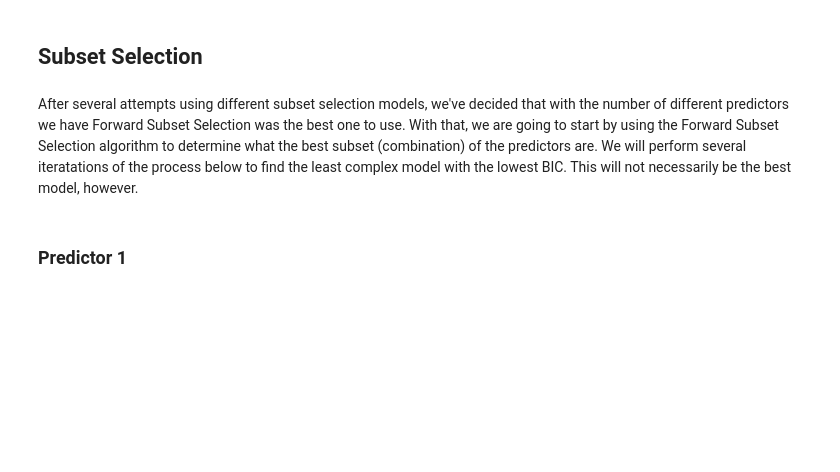
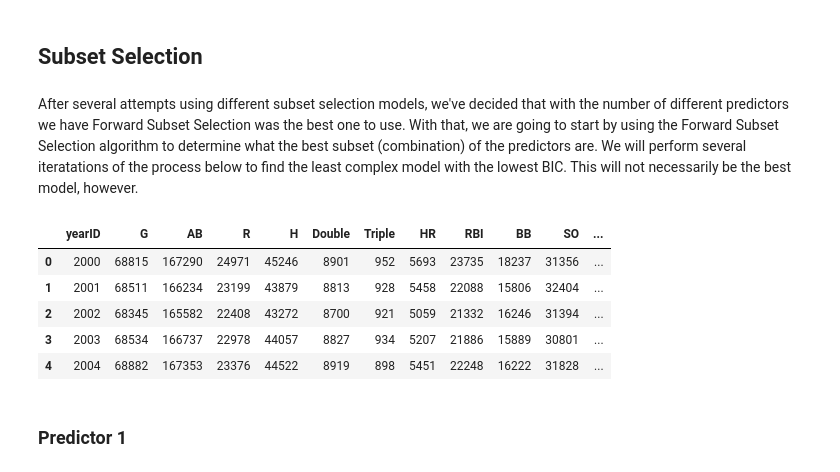
Before and after one commit to dswetlik/BaseballHRPrediction, a Jupyter notebook: BaseballReport.ipynb, the cells around one changed output. Cells and saved outputs as stored; diff of their text form; code cells hidden in the pictures; blank space fills up the shorter version.

```diff
--- a/BaseballReport.ipynb
+++ b/BaseballReport.ipynb
@@ -247,6 +251,15 @@ vif
 ## Subset Selection
 # %% [markdown]
 After several attempts using different subset selection models, we've decided that with the number of different predictors we have Forward Subset Selection was the best one to use. With that, we are going to start by using the Forward Subset Selection algorithm to determine what the best subset (combination) of the predictors are. We will perform several iteratations of the process below to find the least complex model with the lowest BIC. This will not necessarily be the best model, however.
+# %%
+newBaseball.head()
+# %% [output]
+|  | yearID | G | AB | R | H | Double | Triple | HR | RBI | BB | SO | ... |
+| 0 | 2000 | 68815 | 167290 | 24971 | 45246 | 8901 | 952 | 5693 | 23735 | 18237 | 31356 | ... |
+| 1 | 2001 | 68511 | 166234 | 23199 | 43879 | 8813 | 928 | 5458 | 22088 | 15806 | 32404 | ... |
+| 2 | 2002 | 68345 | 165582 | 22408 | 43272 | 8700 | 921 | 5059 | 21332 | 16246 | 31394 | ... |
+| 3 | 2003 | 68534 | 166737 | 22978 | 44057 | 8827 | 934 | 5207 | 21886 | 15889 | 30801 | ... |
+| 4 | 2004 | 68882 | 167353 | 23376 | 44522 | 8919 | 898 | 5451 | 22248 | 16222 | 31828 | ... |
 # %% [markdown]
 ### Predictor 1
 # %%
```
Also changed, not shown: parts of 21 cells of this notebook.
